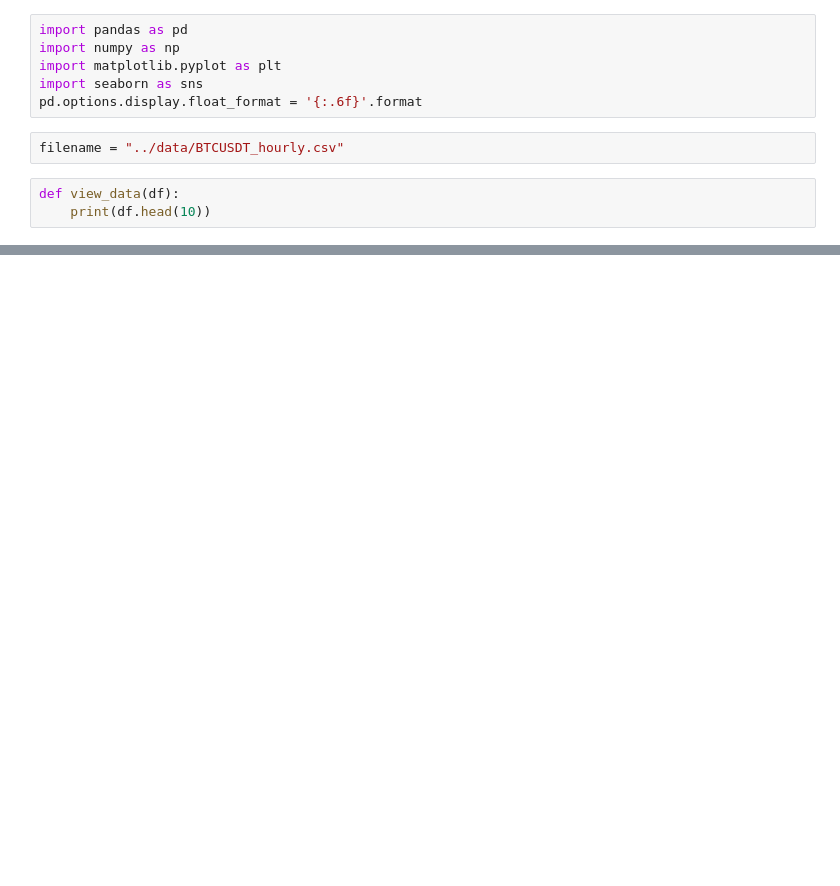
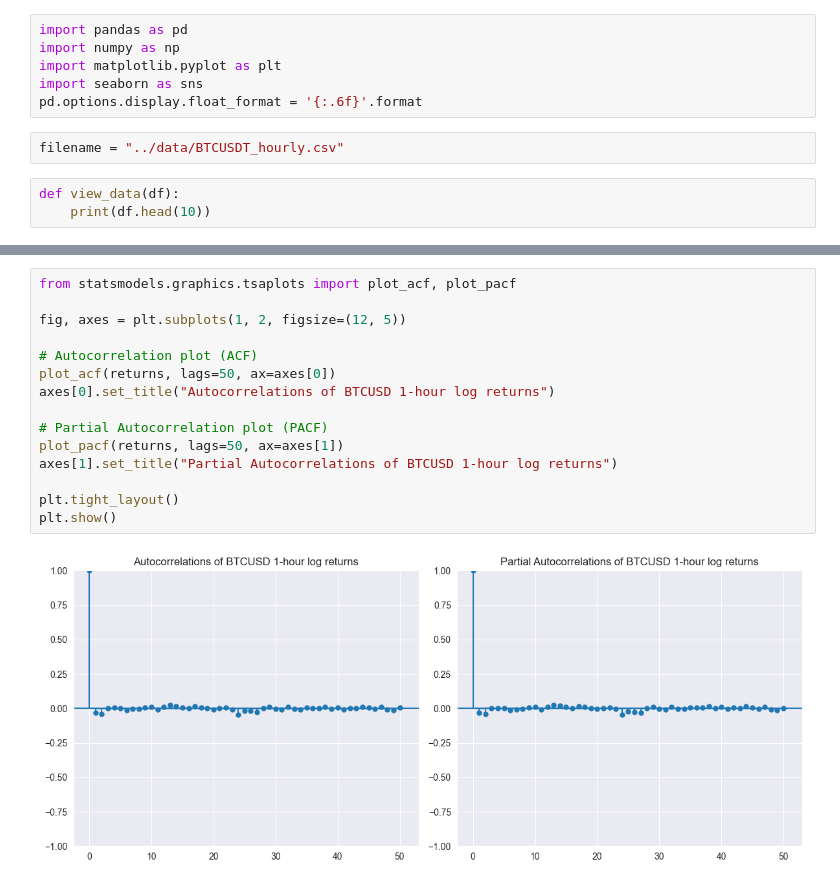
Before and after one commit to RichardCernansky/svm-trader, a Jupyter notebook: ml_trader/notebooks/eda.ipynb, the cells around one changed output, grey strips where cells are left out. Drawn from its saved outputs; the diff is of its cells as text; blank space fills up the shorter version.

```diff
--- a/ml_trader/notebooks/eda.ipynb
+++ b/ml_trader/notebooks/eda.ipynb
@@ -65,0 +72,17 @@ plt.show()
+# %%
+from statsmodels.graphics.tsaplots import plot_acf, plot_pacf
+
+fig, axes = plt.subplots(1, 2, figsize=(12, 5))
+
+# Autocorrelation plot (ACF)
+plot_acf(returns, lags=50, ax=axes[0])
+axes[0].set_title("Autocorrelations of BTCUSD 1-hour log returns")
+
+# Partial Autocorrelation plot (PACF)
+plot_pacf(returns, lags=50, ax=axes[1])
+axes[1].set_title("Partial Autocorrelations of BTCUSD 1-hour log returns")
+
+plt.tight_layout()
+plt.show()
+# %% [output]
+[figure, added]
```
Also changed, not shown: parts of 3 cells of this notebook, 13 other files.
